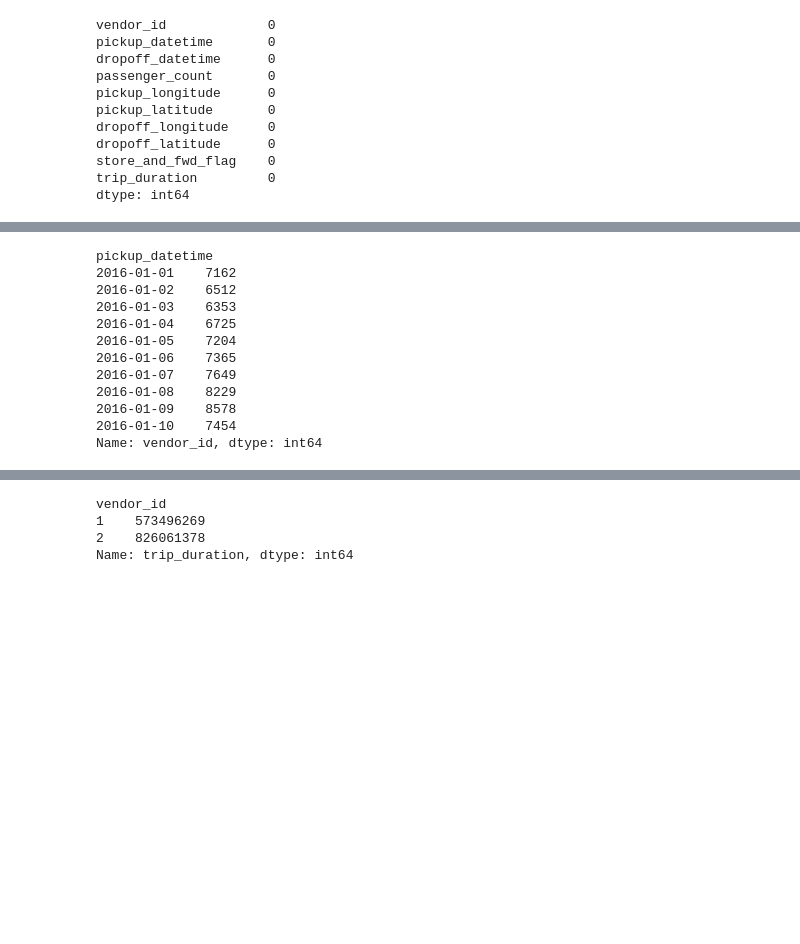
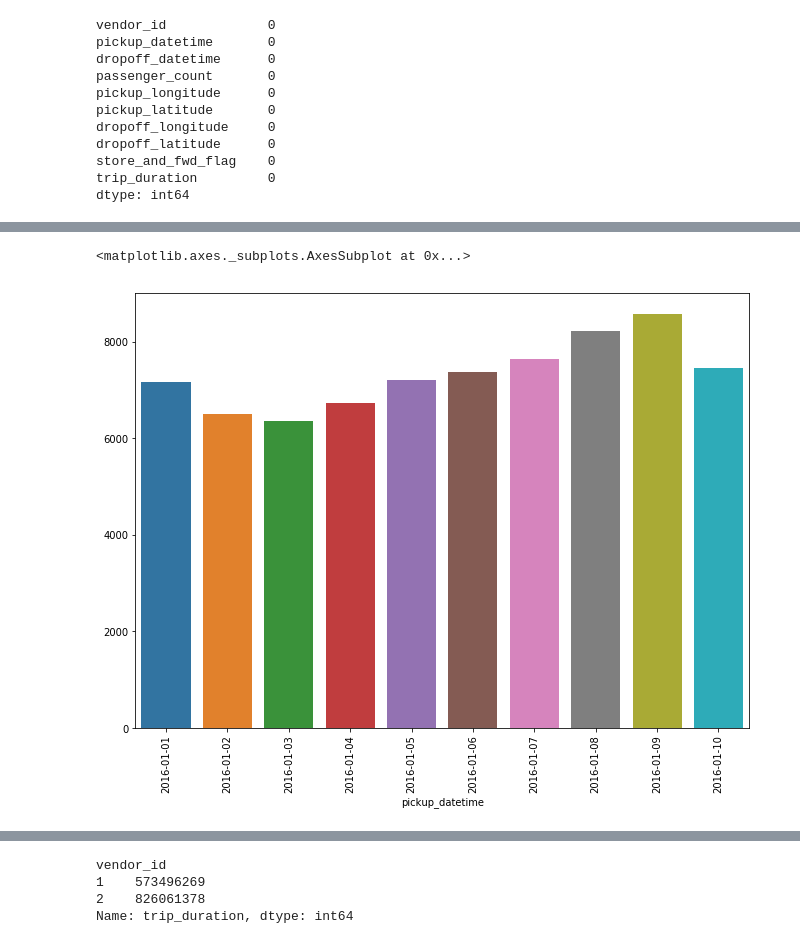
Before and after one commit to ibnvakbar/NYC, a Jupyter notebook: nyc_taxi.ipynb, the cells around one changed output, grey strips where cells are left out. Cells and saved outputs as stored; diff of their text form; code cells hidden in the pictures; blank space fills up the shorter version.

```diff
--- a/nyc_taxi.ipynb
+++ b/nyc_taxi.ipynb
@@ -138,20 +147,12 @@ Name: pickup_datetime, dtype: int64
 # %%
 # Amount of trips per day
 trips_day=nyc.groupby(nyc['pickup_datetime'].dt.date).count()['vendor_id']
-trips_day.head(10)
+# trips_day.head(10)
+plt.xticks(rotation=90)
+sns.barplot(x=trips_day.index[:10], y=trips_day.get_values()[:10])
 # %% [output]
-pickup_datetime
-2016-01-01    7162
-2016-01-02    6512
-2016-01-03    6353
-2016-01-04    6725
-2016-01-05    7204
-2016-01-06    7365
-2016-01-07    7649
-2016-01-08    8229
-2016-01-09    8578
-2016-01-10    7454
-Name: vendor_id, dtype: int64
+<matplotlib.axes._subplots.AxesSubplot at 0x...>
+[figure, added]
 # %%
 # Amount of passengger per datetime
 passenger=nyc.groupby(nyc['pickup_datetime'].dt.date).sum()['passenger_count']
```
Also changed, not shown: parts of 12 cells of this notebook.
